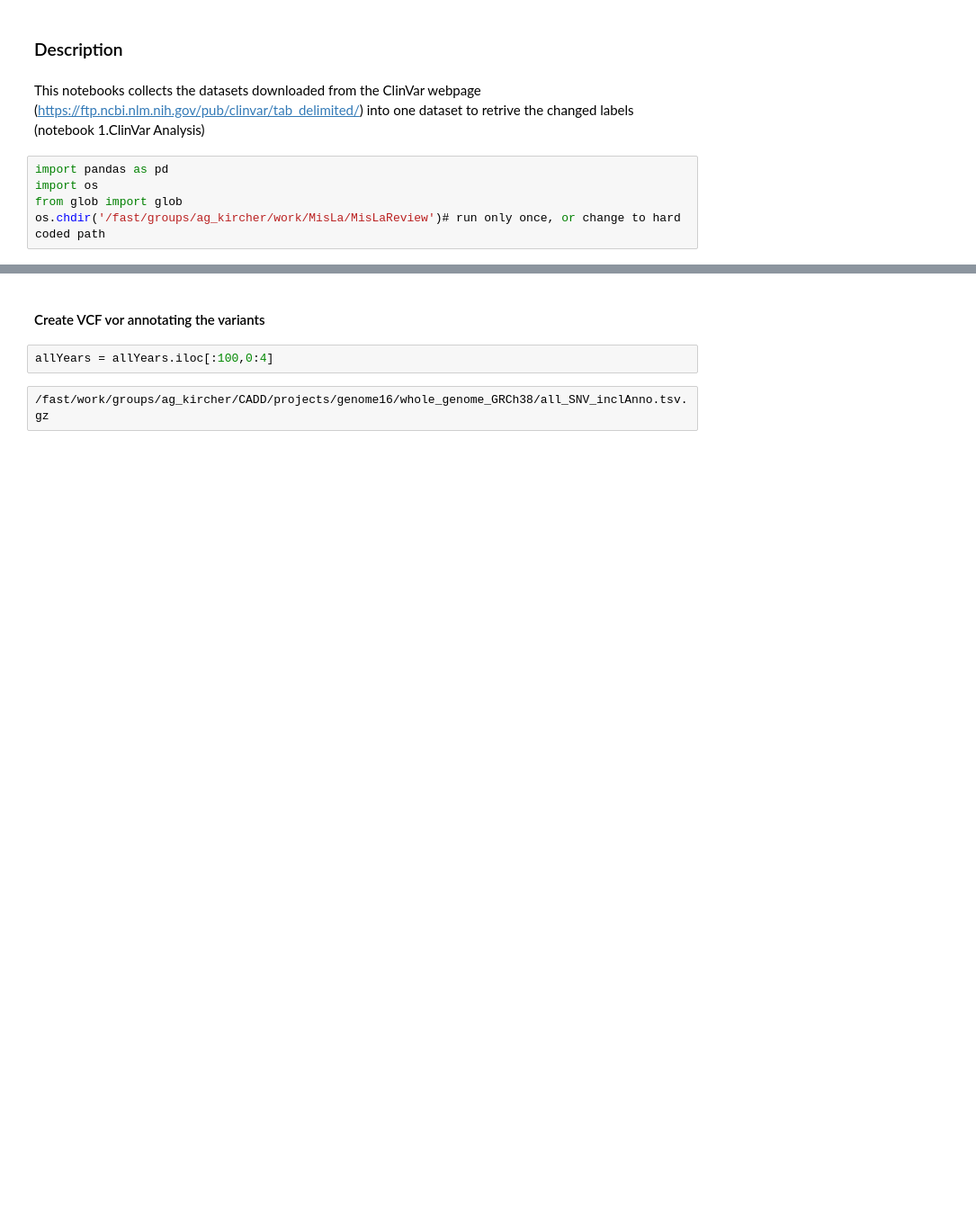
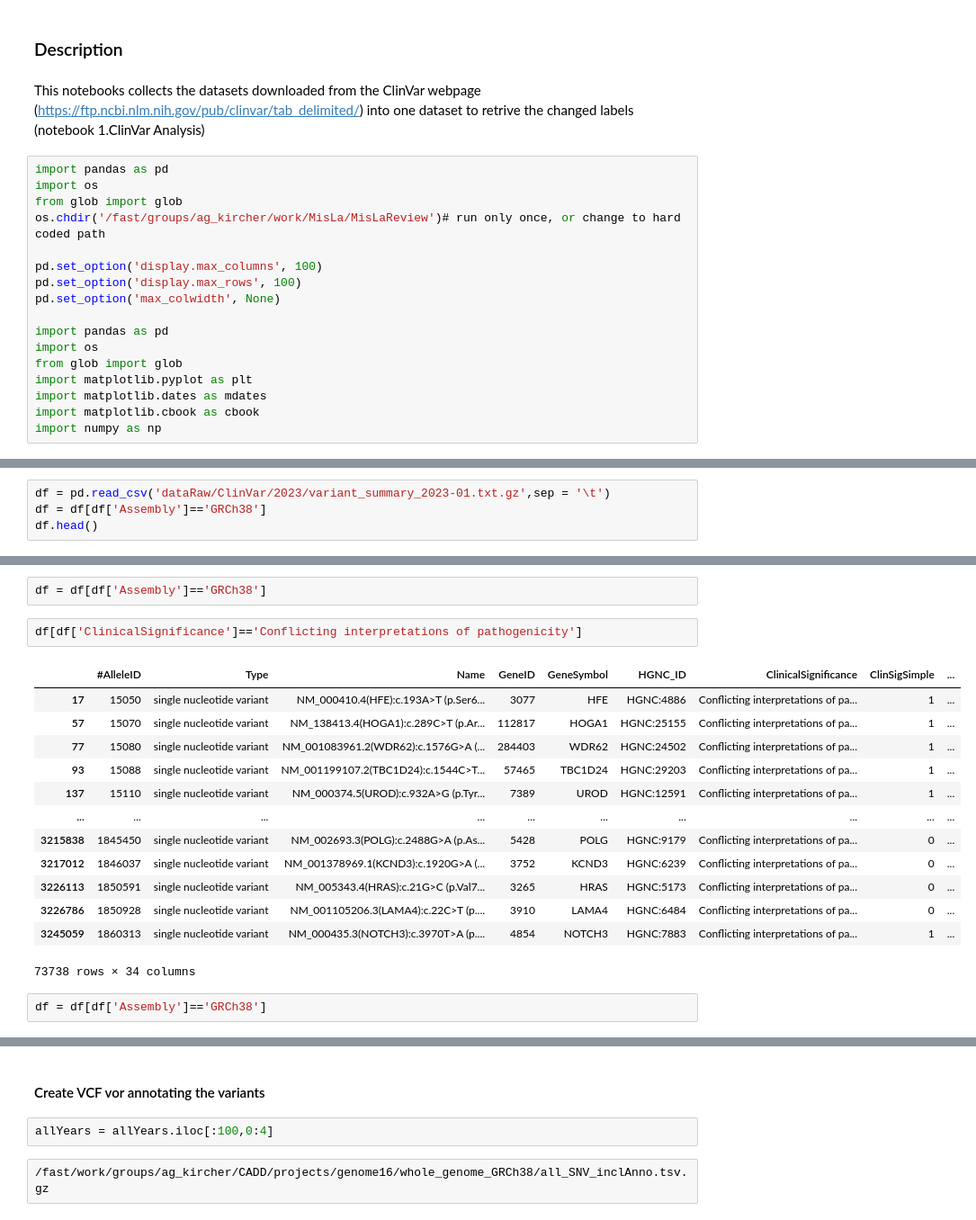
Before and after one commit to nazaretl/MisLaBenchmark, a Jupyter notebook: Notebooks/1.ClinVar.ipynb, the cells around one changed output, grey strips where cells are left out. Shown: that part at 90% size. Saved outputs shown, nothing was run; the diff lists cells and outputs as text; blank space fills up the shorter version.

```diff
--- a/Notebooks/1.ClinVar.ipynb
+++ b/Notebooks/1.ClinVar.ipynb
@@ -7,6 +7,18 @@ import pandas as pd
 import os
 from glob import glob
 os.chdir('/fast/groups/ag_kircher/work/MisLa/MisLaReview')# run only once, or change to hard coded path
+
+pd.set_option('display.max_columns', 100)
+pd.set_option('display.max_rows', 100)
+pd.set_option('max_colwidth', None)
+
+import pandas as pd
+import os
+from glob import glob
+import matplotlib.pyplot as plt
+import matplotlib.dates as mdates
+import matplotlib.cbook as cbook
+import numpy as np
 # %%
 import pandas as pd
 import os
@@ -135,0 +299,4 @@ The final file has 102452 entries. 186 variants changed their clinical interpret
+# %%
+df = pd.read_csv('dataRaw/ClinVar/2023/variant_summary_2023-01.txt.gz',sep = '\t')
+df = df[df['Assembly']=='GRCh38']
+df.head()
@@ -135,0 +310,20 @@ The final file has 102452 entries. 186 variants changed their clinical interpret
+# %%
+df = df[df['Assembly']=='GRCh38']
+# %%
+df[df['ClinicalSignificance']=='Conflicting interpretations of pathogenicity']
+# %% [output]
+|  | #AlleleID | Type | Name | GeneID | GeneSymbol | HGNC_ID | ClinicalSignificance | ClinSigSimple | ... |
+| 17 | 15050 | single nucleotide variant | NM_000410.4(HFE):c.193A>T (p.Ser6... | 3077 | HFE | HGNC:4886 | Conflicting interpretations of pa... | 1 | ... |
+| 57 | 15070 | single nucleotide variant | NM_138413.4(HOGA1):c.289C>T (p.Ar... | 112817 | HOGA1 | HGNC:25155 | Conflicting interpretations of pa... | 1 | ... |
+| 77 | 15080 | single nucleotide variant | NM_001083961.2(WDR62):c.1576G>A (... | 284403 | WDR62 | HGNC:24502 | Conflicting interpretations of pa... | 1 | ... |
+| 93 | 15088 | single nucleotide variant | NM_001199107.2(TBC1D24):c.1544C>T... | 57465 | TBC1D24 | HGNC:29203 | Conflicting interpretations of pa... | 1 | ... |
+| 137 | 15110 | single nucleotide variant | NM_000374.5(UROD):c.932A>G (p.Tyr... | 7389 | UROD | HGNC:12591 | Conflicting interpretations of pa... | 1 | ... |
+| ... | ... | ... | ... | ... | ... | ... | ... | ... | ... |
+| 3215838 | 1845450 | single nucleotide variant | NM_002693.3(POLG):c.2488G>A (p.As... | 5428 | POLG | HGNC:9179 | Conflicting interpretations of pa... | 0 | ... |
+| 3217012 | 1846037 | single nucleotide variant | NM_001378969.1(KCND3):c.1920G>A (... | 3752 | KCND3 | HGNC:6239 | Conflicting interpretations of pa... | 0 | ... |
+| 3226113 | 1850591 | single nucleotide variant | NM_005343.4(HRAS):c.21G>C (p.Val7... | 3265 | HRAS | HGNC:5173 | Conflicting interpretations of pa... | 0 | ... |
+| 3226786 | 1850928 | single nucleotide variant | NM_001105206.3(LAMA4):c.22C>T (p.... | 3910 | LAMA4 | HGNC:6484 | Conflicting interpretations of pa... | 0 | ... |
+| 3245059 | 1860313 | single nucleotide variant | NM_000435.3(NOTCH3):c.3970T>A (p.... | 4854 | NOTCH3 | HGNC:7883 | Conflicting interpretations of pa... | 1 | ... |
+73738 rows × 34 columns
+# %%
+df = df[df['Assembly']=='GRCh38']
```
Also changed, not shown: parts of 44 cells of this notebook, 1 other file.
